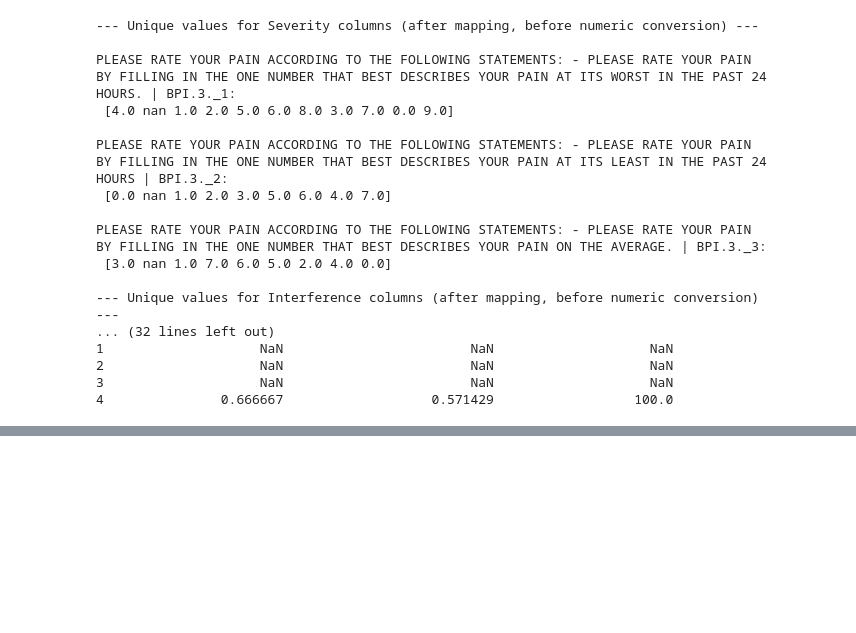
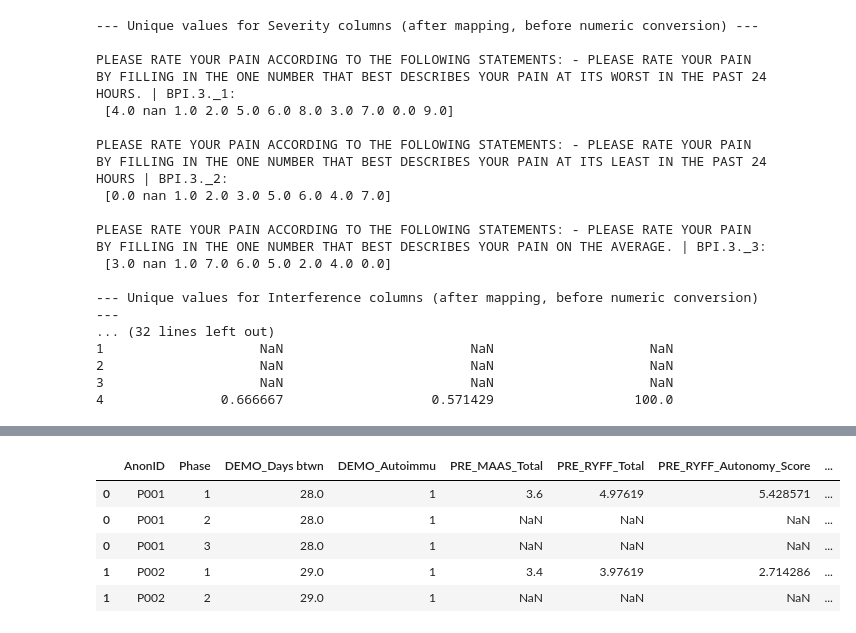
Before and after one commit to aren4/Kambo, a Jupyter notebook: Kambo_Data_Cleaning.ipynb, the cells around one changed output, grey strips where cells are left out. Saved outputs shown, nothing was run; the diff lists cells and outputs as text; code cells hidden in the pictures; blank space fills up the shorter version.

```diff
--- a/Kambo_Data_Cleaning.ipynb
+++ b/Kambo_Data_Cleaning.ipynb
@@ -1296,0 +1450,24 @@ df_final.to_csv("Kambo_with_CEQ_MEQ_5DASC_duplicated.csv", index=False)
+# %%
+def no_impute_phase(df_phase):
+    ids = df_phase[id_cols].reset_index(drop=True)
+    # For demographic tables, keep ALL columns (including categorical, string, numeric, etc.)
+    rest = df_phase.drop(columns=id_cols).reset_index(drop=True)
+    return pd.concat([ids, rest], axis=1)
+
+# Build non-imputed phase DataFrames
+nonimputed_phases = [no_impute_phase(phase_dfs[p]) for p in [1, 2, 3]]
+df_nonimputed_final = pd.concat(nonimputed_phases, axis=0).sort_values(by=['AnonID', 'Phase'])
+
+# Drop columns if needed (same as before)
+columns_to_drop = ['PRE_Unnamed: 0', 'Unnamed: 0_POST', 'Unnamed: 0_3MONTHSPOST']
+df_nonimputed_final = df_nonimputed_final.drop(columns=[c for c in columns_to_drop if c in df_nonimputed_final.columns])
+df_nonimputed_final.to_csv('df_nonimputed_final.csv')
+!cp df_nonimputed_final.csv "/content/drive/My Drive/Kambo/"
+df_nonimputed_final.head()
+# %% [output]
+|  | AnonID | Phase | DEMO_Days btwn | DEMO_Autoimmu | PRE_MAAS_Total | PRE_RYFF_Total | PRE_RYFF_Autonomy_Score | ... |
+| 0 | P001 | 1 | 28.0 | 1 | 3.6 | 4.97619 | 5.428571 | ... |
+| 0 | P001 | 2 | 28.0 | 1 | NaN | NaN | NaN | ... |
+| 0 | P001 | 3 | 28.0 | 1 | NaN | NaN | NaN | ... |
+| 1 | P002 | 1 | 29.0 | 1 | 3.4 | 3.97619 | 2.714286 | ... |
+| 1 | P002 | 2 | 29.0 | 1 | NaN | NaN | NaN | ... |
```
Also changed, not shown: parts of 21 cells of this notebook.
